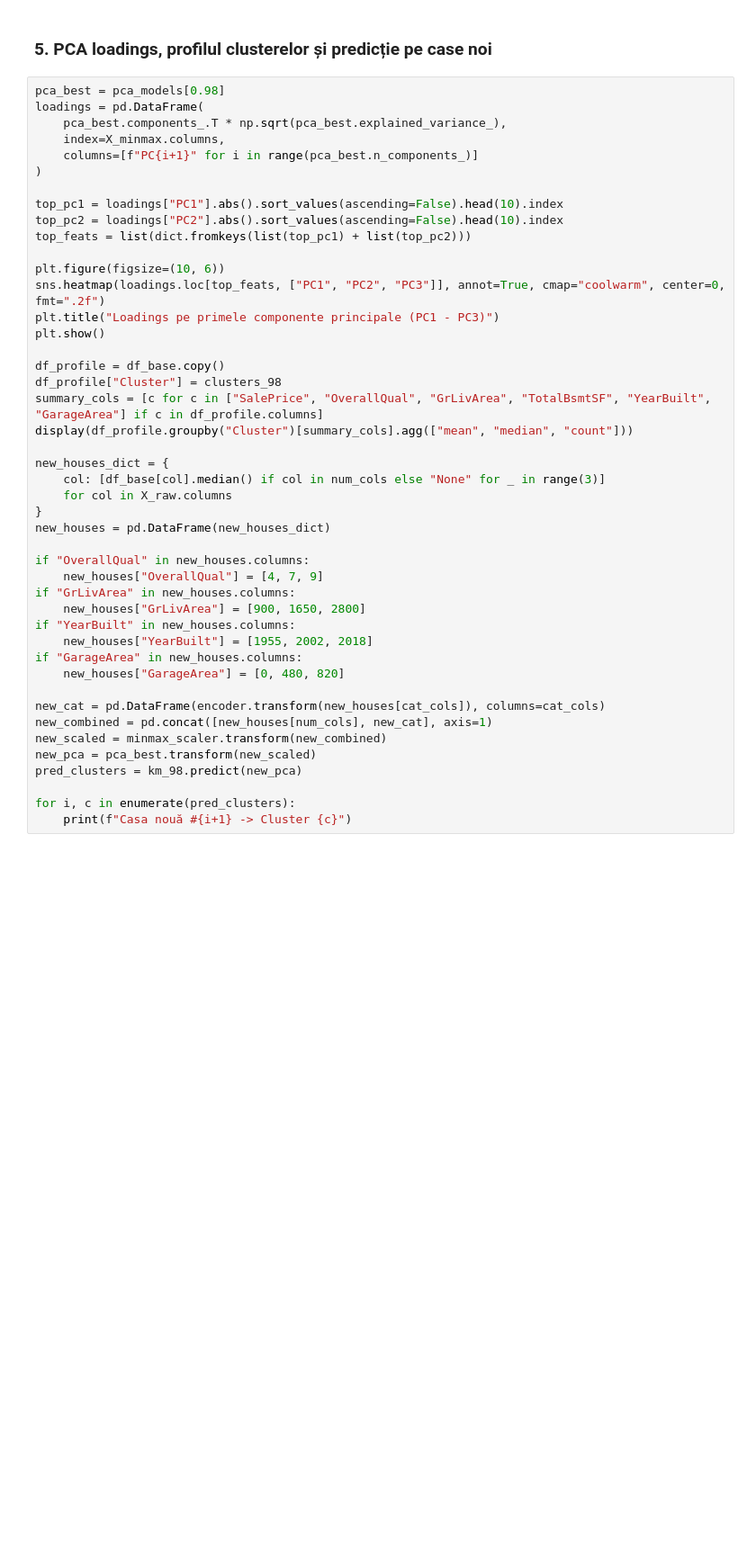
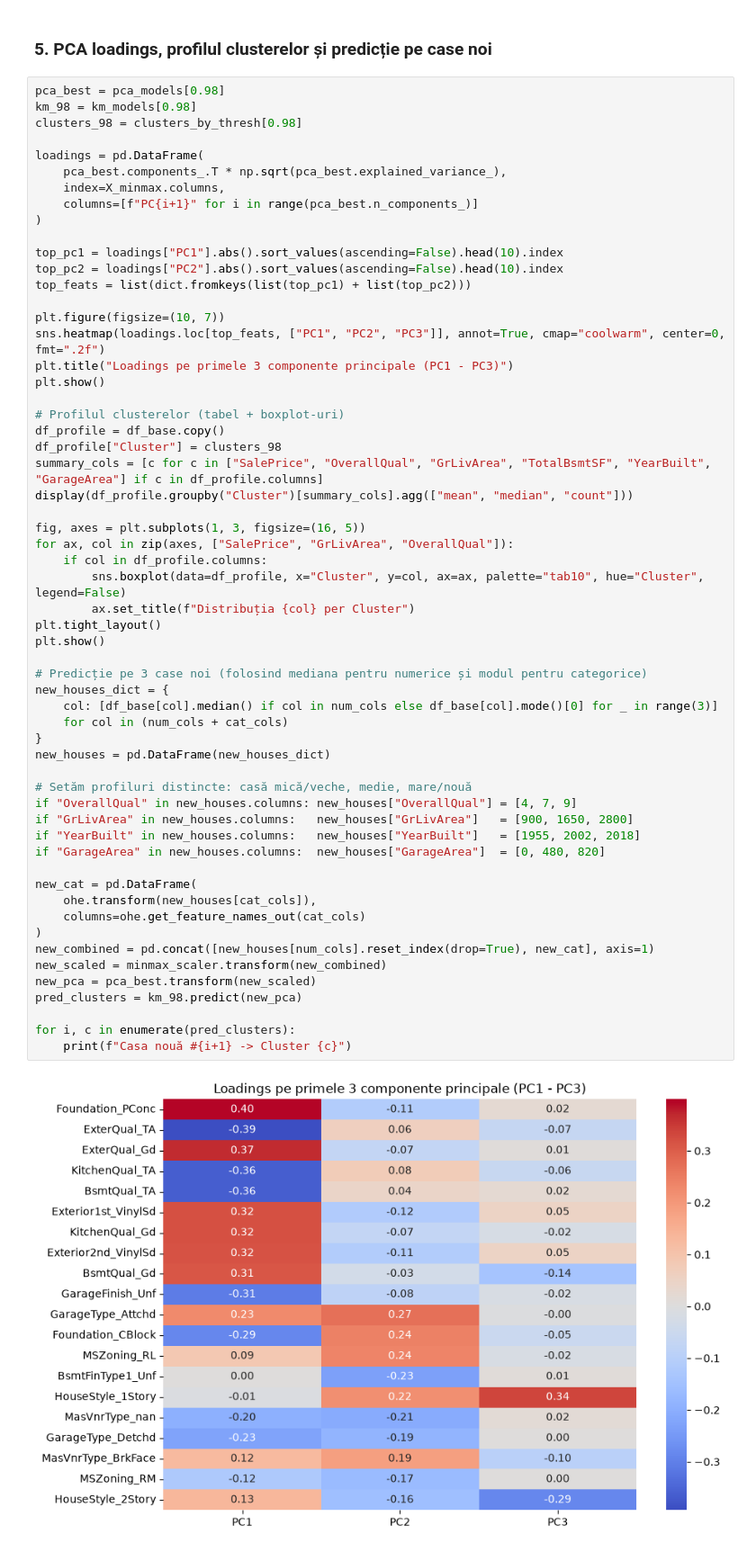
Before and after one commit to robertvihodita/ML-Labor, a Jupyter notebook: L3/L3.ipynb, the cells around one changed output. Shown at 90% size. Saved outputs shown, nothing was run; the diff lists cells and outputs as text; blank space fills up the shorter version.

```diff
--- a/L3/L3.ipynb
+++ b/L3/L3.ipynb
@@ -161,46 +219,61 @@ for name, X_var in variants.items():
 ### 5. PCA loadings, profilul clusterelor și predicție pe case noi
 # %%
 pca_best = pca_models[0.98]
+km_98 = km_models[0.98]
+clusters_98 = clusters_by_thresh[0.98]
+
 loadings = pd.DataFrame(
     pca_best.components_.T * np.sqrt(pca_best.explained_variance_),
     index=X_minmax.columns,
     columns=[f"PC{i+1}" for i in range(pca_best.n_components_)]
 )
 
 top_pc1 = loadings["PC1"].abs().sort_values(ascending=False).head(10).index
 top_pc2 = loadings["PC2"].abs().sort_values(ascending=False).head(10).index
 top_feats = list(dict.fromkeys(list(top_pc1) + list(top_pc2)))
 
-plt.figure(figsize=(10, 6))
+plt.figure(figsize=(10, 7))
 sns.heatmap(loadings.loc[top_feats, ["PC1", "PC2", "PC3"]], annot=True, cmap="coolwarm", center=0, fmt=".2f")
-plt.title("Loadings pe primele componente principale (PC1 - PC3)")
+plt.title("Loadings pe primele 3 componente principale (PC1 - PC3)")
 plt.show()
 
+# Profilul clusterelor (tabel + boxplot-uri)
 df_profile = df_base.copy()
 df_profile["Cluster"] = clusters_98
 summary_cols = [c for c in ["SalePrice", "OverallQual", "GrLivArea", "TotalBsmtSF", "YearBuilt", "GarageArea"] if c in df_profile.columns]
 display(df_profile.groupby("Cluster")[summary_cols].agg(["mean", "median", "count"]))
 
+fig, axes = plt.subplots(1, 3, figsize=(16, 5))
+for ax, col in zip(axes, ["SalePrice", "GrLivArea", "OverallQual"]):
+    if col in df_profile.columns:
+        sns.boxplot(data=df_profile, x="Cluster", y=col, ax=ax, palette="tab10", hue="Cluster", legend=False)
+        ax.set_title(f"Distribuția {col} per Cluster")
+plt.tight_layout()
+plt.show()
+
+# Predicție pe 3 case noi (folosind mediana pentru numerice și modul pentru categorice)
 new_houses_dict = {
-    col: [df_base[col].median() if col in num_cols else "None" for _ in range(3)]
-    for col in X_raw.columns
+    col: [df_base[col].median() if col in num_cols else df_base[col].mode()[0] for _ in range(3)]
+    for col in (num_cols + cat_cols)
 }
 new_houses = pd.DataFrame(new_houses_dict)
 
-if "OverallQual" in new_houses.columns:
-    new_houses["OverallQual"] = [4, 7, 9]
-if "GrLivArea" in new_houses.columns:
-    new_houses["GrLivArea"] = [900, 1650, 2800]
-if "YearBuilt" in new_houses.columns:
-    new_houses["YearBuilt"] = [1955, 2002, 2018]
-if "GarageArea" in new_houses.columns:
-    new_houses["GarageArea"] = [0, 480, 820]
+# Setăm profiluri distincte: casă mică/veche, medie, mare/nouă
+if "OverallQual" in new_houses.columns: new_houses["OverallQual"] = [4, 7, 9]
+if "GrLivArea" in new_houses.columns:   new_houses["GrLivArea"]   = [900, 1650, 2800]
+if "YearBuilt" in new_houses.columns:   new_houses["YearBuilt"]   = [1955, 2002, 2018]
+if "GarageArea" in new_houses.columns:  new_houses["GarageArea"]  = [0, 480, 820]
 
-new_cat = pd.DataFrame(encoder.transform(new_houses[cat_cols]), columns=cat_cols)
-new_combined = pd.concat([new_houses[num_cols], new_cat], axis=1)
+new_cat = pd.DataFrame(
+    ohe.transform(new_houses[cat_cols]),
+    columns=ohe.get_feature_names_out(cat_cols)
+)
+new_combined = pd.concat([new_houses[num_cols].reset_index(drop=True), new_cat], axis=1)
 new_scaled = minmax_scaler.transform(new_combined)
 new_pca = pca_best.transform(new_scaled)
 pred_clusters = km_98.predict(new_pca)
 
 for i, c in enumerate(pred_clusters):
     print(f"Casa nouă #{i+1} -> Cluster {c}")
+# %% [output]
+[figure, added]
```
Also changed, not shown: parts of 7 cells of this notebook, 2 other files.
